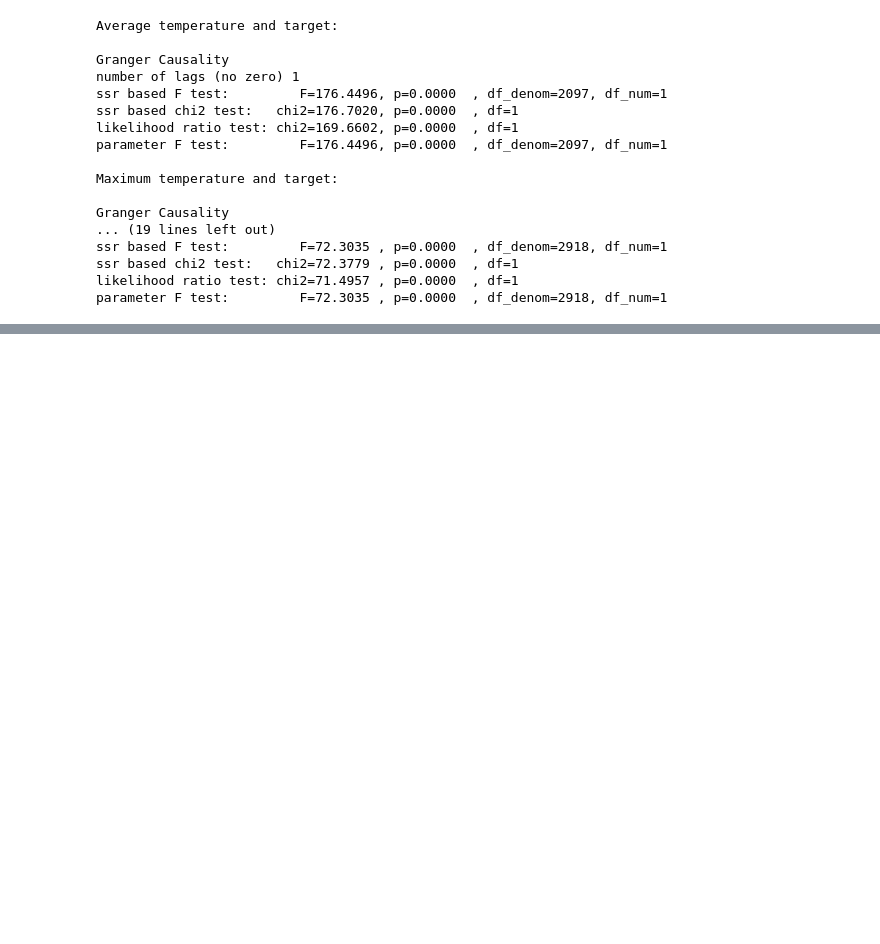
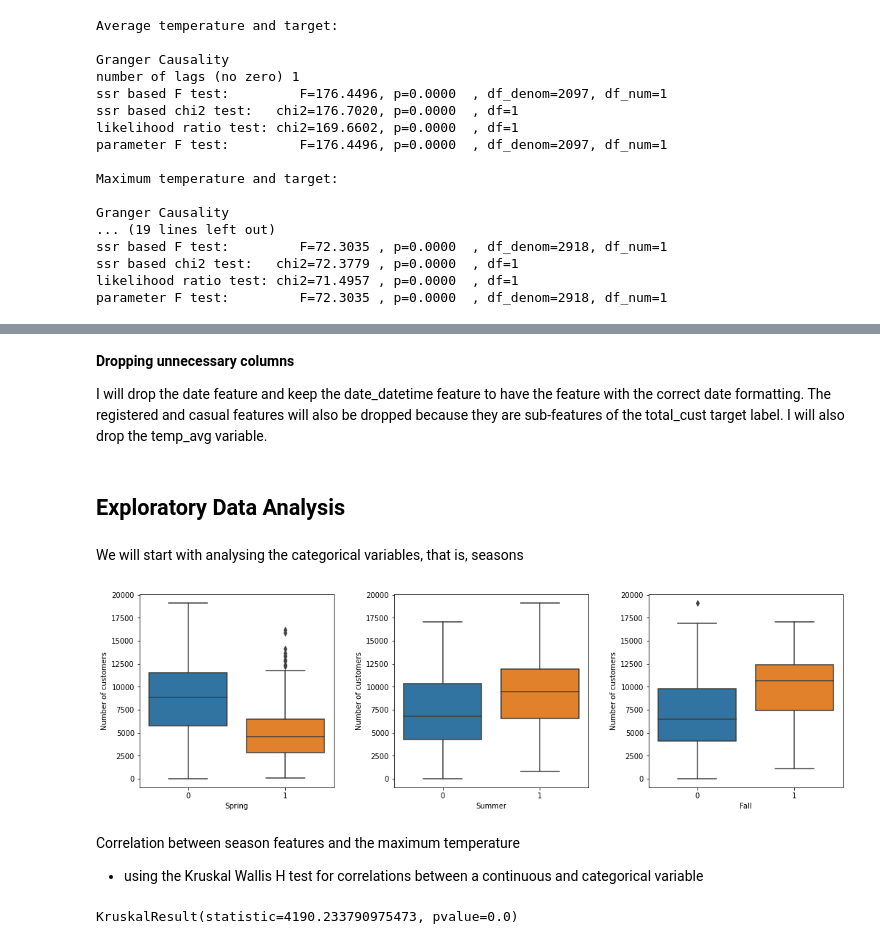
Before and after one commit to SamuelWanjiru/Bike-sharing-forecast, a Jupyter notebook: BikeSharing.ipynb, the cells around one changed output, grey strips where cells are left out. Drawn from its saved outputs; the diff is of its cells as text; code cells hidden in the pictures; blank space fills up the shorter version.

```diff
--- a/BikeSharing.ipynb
+++ b/BikeSharing.ipynb
@@ -209,0 +233,4 @@ parameter F test:         F=72.3035 , p=0.0000  , df_denom=2918, df_num=1
+# %%
+# create new features for seasons
+
+bike_data = seasons(bike_data)
@@ -209,0 +243,7 @@ parameter F test:         F=72.3035 , p=0.0000  , df_denom=2918, df_num=1
+# %%
+# one hot encode the feature weekday: returns a new dataframe with a column for every "level" of rating that exists,
+# along with either a 1 or 0 specifying the presence of that rating for a given observation.
+
+weekday_dummies = pd.get_dummies(bike_data['weekday'], prefix='weekday', drop_first=True)
+bike_data = bike_data.join(weekday_dummies, how='left')
+bike_data.head()
@@ -209,0 +258,7 @@ parameter F test:         F=72.3035 , p=0.0000  , df_denom=2918, df_num=1
+# %%
+# create new feature working_day
+
+bike_data['working_day'] = bike_data['weekday'].apply(lambda x: 0 if x > 5 or x == 0 else 1)
+bike_data['working_day'] = bike_data[['holiday', 'working_day']].apply(
+    lambda x: 0 if x['holiday'] == 1 else x['working_day'], axis=1)
+bike_data.head(3)
@@ -209,0 +271,52 @@ parameter F test:         F=72.3035 , p=0.0000  , df_denom=2918, df_num=1
+# %% [markdown]
+**Dropping unnecessary columns**
+
+I will drop the date feature and keep the date_datetime feature to have the feature with the correct date formatting. The registered and casual features will also be dropped because they are sub-features of the total_cust target label. I will also drop the temp_avg variable.
+# %%
+bike_data.drop(columns=['date', 'temp_avg', 'registered', 'casual'], inplace=True)
+# %% [markdown]
+## **Exploratory Data Analysis**
+# %% [markdown]
+We will start with analysing the categorical variables, that is, seasons
+# %%
+# variable to be used below to iterate through the columns and plot them
+
+season = ['spring', 'summer', 'fall']
+
+# plot boxplots for season versus number of users
+
+plt.figure(figsize = [15, 5])
+
+# boxplot for feature workingday
+
+plt.subplot(1, 3, 1)
+sb.boxplot(data = bike_data, x = 'spring', y = 'total_cust')
+plt.xlabel('Spring')
+plt.ylabel('Number of customers')
+
+# boxplot for feature weekday
+
+plt.subplot(1, 3, 2)
+sb.boxplot(data = bike_data, x = 'summer', y = 'total_cust')
+plt.xlabel('Summer')
+plt.ylabel('Number of customers')
+
+# boxplot for feature holiday
+colors = ['lightblue', 'lightgreen']
+plt.subplot(1, 3, 3)
+sb.boxplot(data = bike_data, x = 'fall', y = 'total_cust')
+plt.xlabel('Fall')
+plt.ylabel('Number of customers');
+
+plt.tight_layout(pad=3.0) # Using padding to space the subplots for better viewing
+plt.show();
+# %% [output]
+[figure, added]
+# %% [markdown]
+ Correlation between season features and the maximum temperature
+
+*   using the Kruskal Wallis H test for correlations between a continuous and categorical variable
+# %%
+kruskal(bike_data['temp_max'], bike_data['summer'])
+# %% [output]
+KruskalResult(statistic=4190.233790975473, pvalue=0.0)
```
Also changed, not shown: parts of 19 cells of this notebook.
